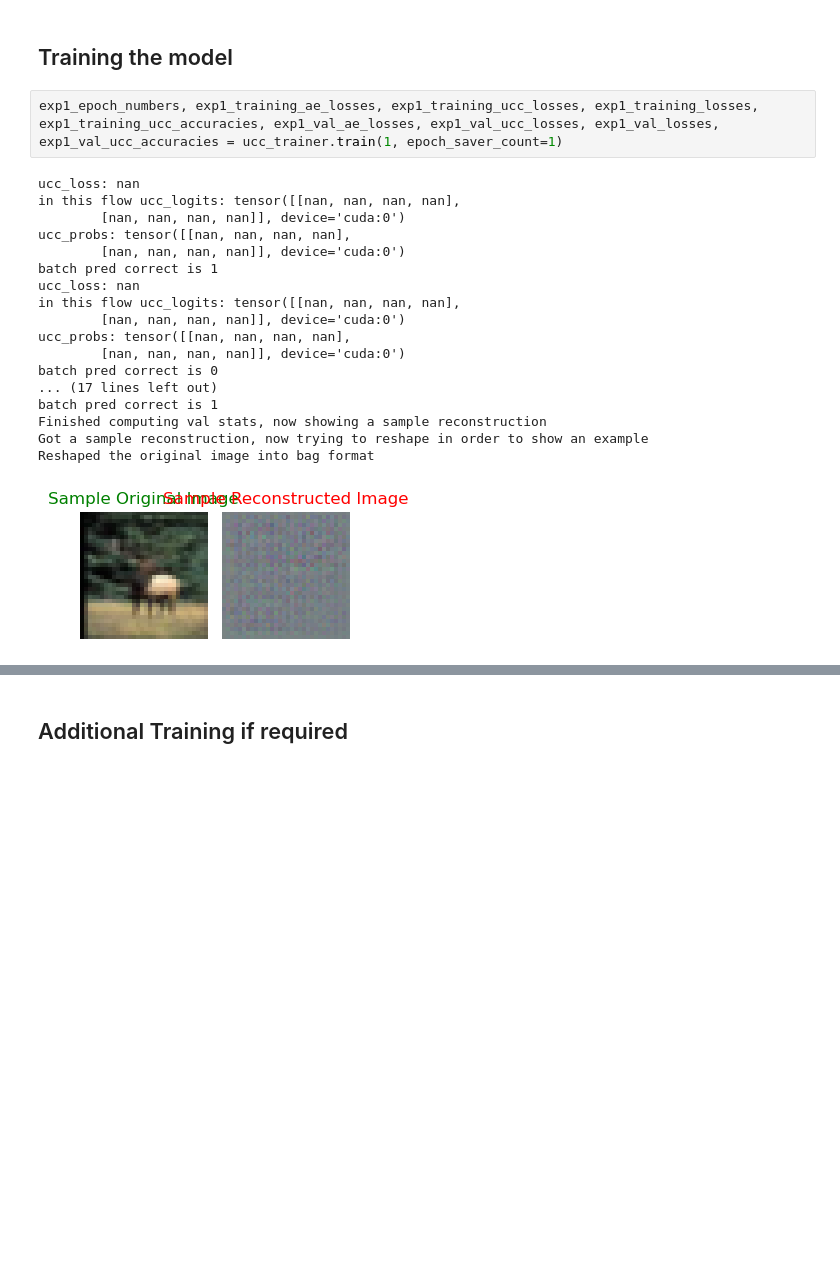
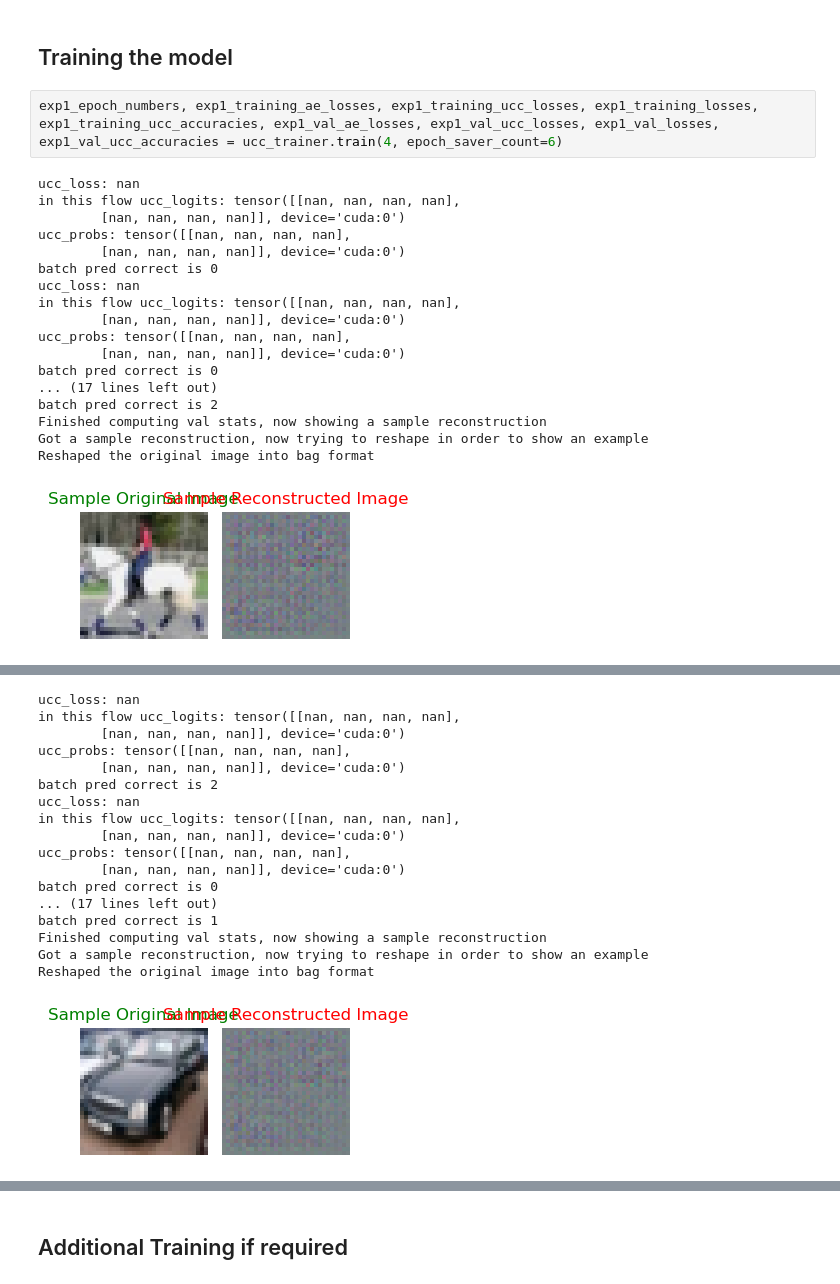
Before and after one commit to ParasharaRamesh/NUS-CS5242-Neural-Networks-and-Deep-Learning, a Jupyter notebook: Assignment 3 (CIFAR Clustering)/My test code/test.ipynb, the cells around one changed output, grey strips where cells are left out. Saved outputs shown, nothing was run; the diff lists cells and outputs as text; blank space fills up the shorter version.

```diff
--- a/Assignment 3 (CIFAR Clustering)/My test code/test.ipynb
+++ b/Assignment 3 (CIFAR Clustering)/My test code/test.ipynb
@@ -88,24 +88,24 @@ ucc_trainer = UCCTrainer(experiment1, autoencoder_ucc_model, ucc_predictor_model
 # %% [markdown]
 ## Training the model
 # %%
-exp1_epoch_numbers, exp1_training_ae_losses, exp1_training_ucc_losses, exp1_training_losses, exp1_training_ucc_accuracies, exp1_val_ae_losses, exp1_val_ucc_losses, exp1_val_losses, exp1_val_ucc_accuracies = ucc_trainer.train(1, epoch_saver_count=1)
+exp1_epoch_numbers, exp1_training_ae_losses, exp1_training_ucc_losses, exp1_training_losses, exp1_training_ucc_accuracies, exp1_val_ae_losses, exp1_val_ucc_losses, exp1_val_losses, exp1_val_ucc_accuracies = ucc_trainer.train(4, epoch_saver_count=6)
 # %% [output]
 ucc_loss: nan
 in this flow ucc_logits: tensor([[nan, nan, nan, nan],
         [nan, nan, nan, nan]], device='cuda:0')
 ucc_probs: tensor([[nan, nan, nan, nan],
         [nan, nan, nan, nan]], device='cuda:0')
-batch pred correct is 1
+batch pred correct is 0
 ucc_loss: nan
 in this flow ucc_logits: tensor([[nan, nan, nan, nan],
         [nan, nan, nan, nan]], device='cuda:0')
 ucc_probs: tensor([[nan, nan, nan, nan],
         [nan, nan, nan, nan]], device='cuda:0')
 batch pred correct is 0
 ... (17 lines left out)
-batch pred correct is 1
+batch pred correct is 2
 Finished computing val stats, now showing a sample reconstruction
 Got a sample reconstruction, now trying to reshape in order to show an example
 Reshaped the original image into bag format
-[figure, old version]
+[figure, new version]
 # Epoch 1
@@ -116 +114,19 @@ Saved the model checkpoint for experiment ucc for epoch 1
 ------------------------------------------------------------
+ucc_loss: nan
+in this flow ucc_logits: tensor([[nan, nan, nan, nan],
+        [nan, nan, nan, nan]], device='cuda:0')
+ucc_probs: tensor([[nan, nan, nan, nan],
+        [nan, nan, nan, nan]], device='cuda:0')
+batch pred correct is 2
+ucc_loss: nan
+in this flow ucc_logits: tensor([[nan, nan, nan, nan],
+        [nan, nan, nan, nan]], device='cuda:0')
+ucc_probs: tensor([[nan, nan, nan, nan],
+        [nan, nan, nan, nan]], device='cuda:0')
+batch pred correct is 0
+... (17 lines left out)
+batch pred correct is 1
+Finished computing val stats, now showing a sample reconstruction
+Got a sample reconstruction, now trying to reshape in order to show an example
+Reshaped the original image into bag format
+[figure, added]
```
Also changed, not shown: parts of 2 cells of this notebook, 1 other file.
